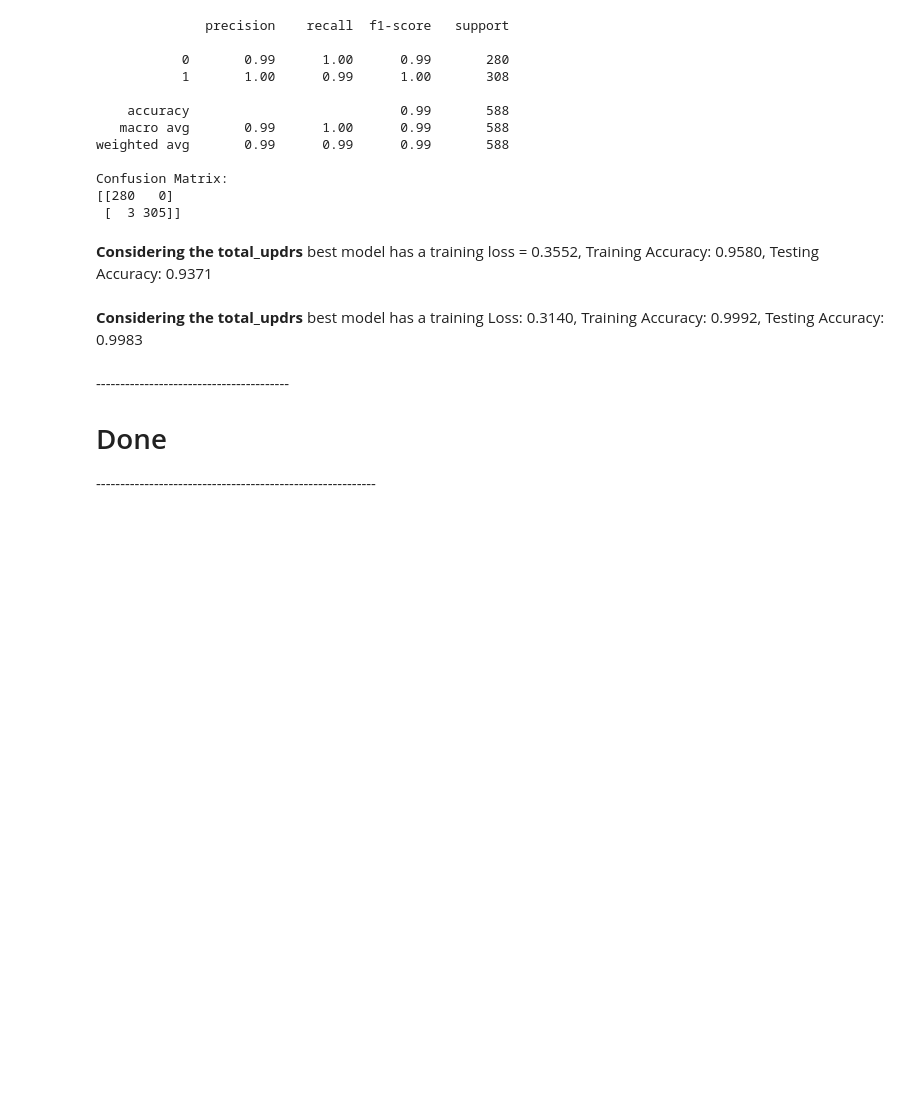
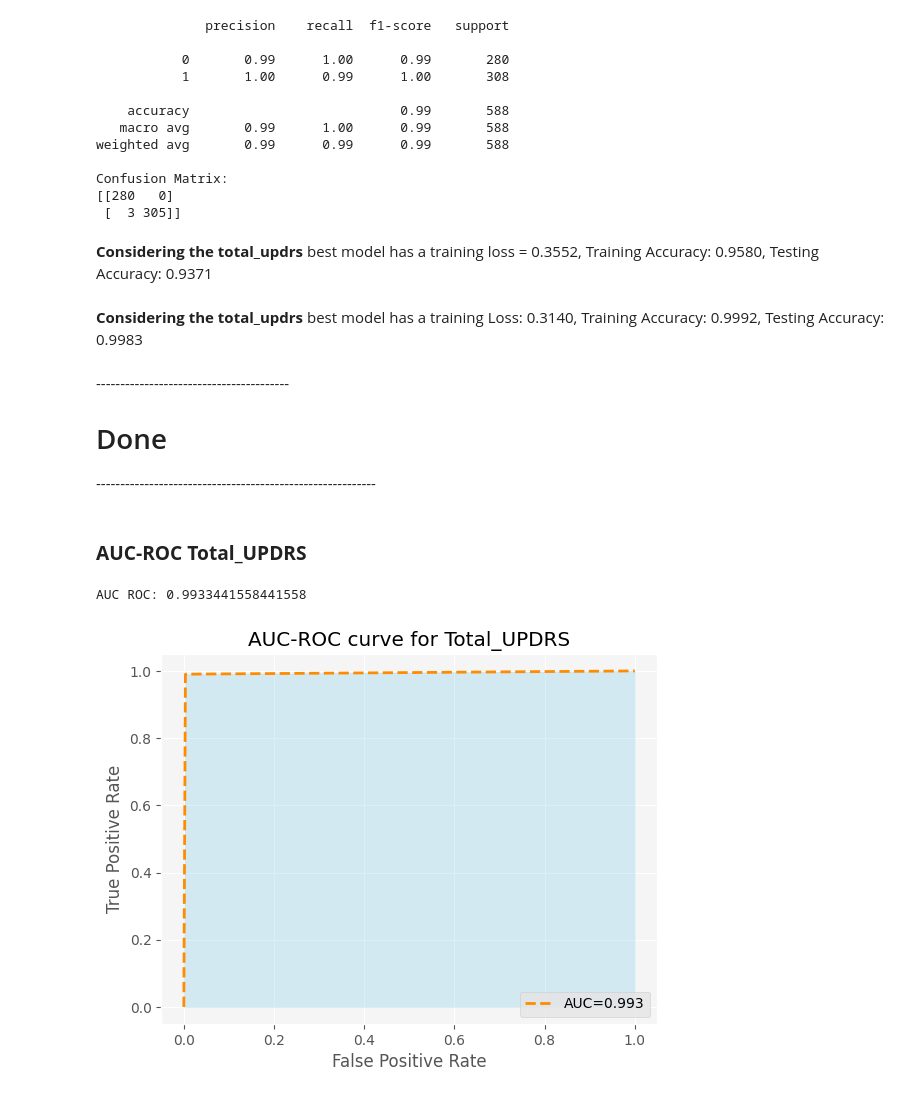
Before and after one commit to Samaresh-16/Parkinson_deepLearning, a Jupyter notebook: Codes/UPDRS.ipynb, the cells around one changed output. Saved outputs shown, nothing was run; the diff lists cells and outputs as text; code cells hidden in the pictures; blank space fills up the shorter version.

Commit message:
AUC-ROC and AUC-PR Generated

```diff
--- a/Codes/UPDRS.ipynb
+++ b/Codes/UPDRS.ipynb
@@ -444,3 +444,40 @@ cr_df.to_csv('classification_report_Total_UPDRS.csv')
 <b>Considering the total_updrs </b>best model has a training Loss: 0.3140, Training Accuracy: 0.9992, Testing Accuracy: 0.9983
 # %% [markdown]
 ----------------------------------------<h1>Done</h1>----------------------------------------------------------
+# %% [markdown]
+<h3><b>AUC-ROC Total_UPDRS
+# %%
+import matplotlib.pyplot as plt
+from sklearn.metrics import roc_curve, auc
+
+# Generate predictions for test data
+#y_pred = model.predict(train_dataset[0])
+
+# Calculate false positive rate (FPR) and true positive rate (TPR)
+fpr, tpr, thresholds = roc_curve(Y1_test_tensor, predicted_labels)
+auc_roc = auc(fpr, tpr)
+
+# Set plot style
+plt.style.use('ggplot')
+
+# Plot ROC curve
+plt.figure(dpi=100)
+plt.plot(fpr, tpr, color='darkorange', lw=2, label=f'AUC={auc_roc:.3f}', linestyle='--')
+plt.fill_between(fpr, tpr, color='skyblue', alpha=0.3)
+plt.xlabel('False Positive Rate')
+plt.ylabel('True Positive Rate')
+plt.title('AUC-ROC curve for Total_UPDRS')
+plt.legend(loc="lower right")
+plt.grid(True)
+
+# Add a background color
+ax = plt.gca()
+ax.set_facecolor('whitesmoke')
+
+# Calculate area under ROC curve (AUC ROC)
+print("AUC ROC:", auc_roc)
+
+plt.show()
+# %% [output]
+AUC ROC: 0.9933441558441558
+[figure, added]
```
Also changed, not shown: parts of 7 cells of this notebook.
